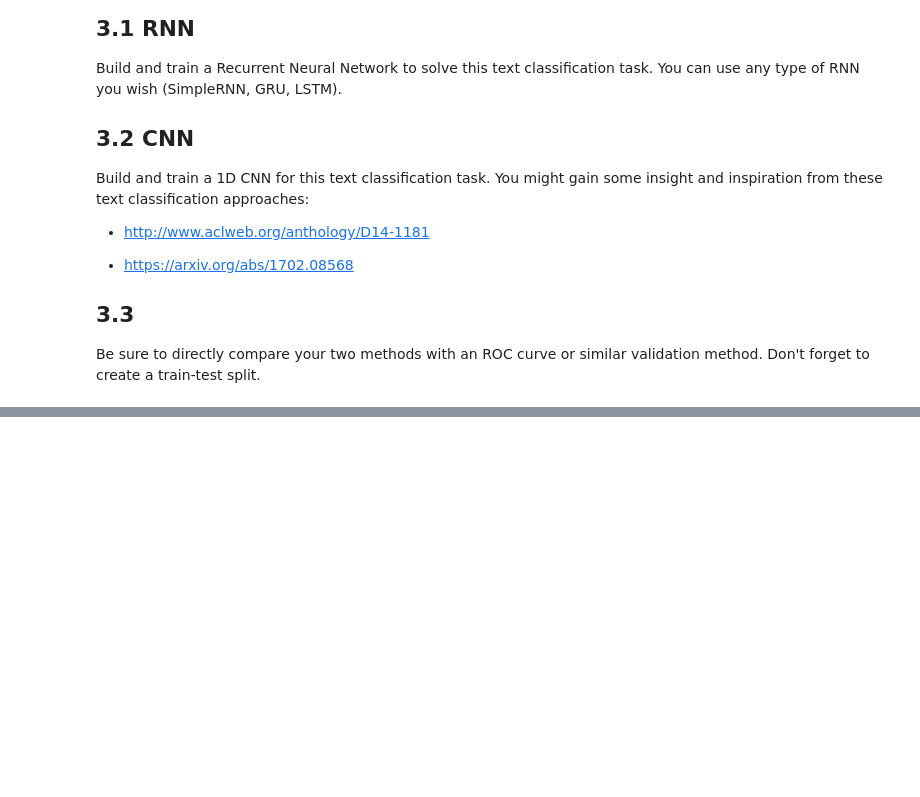
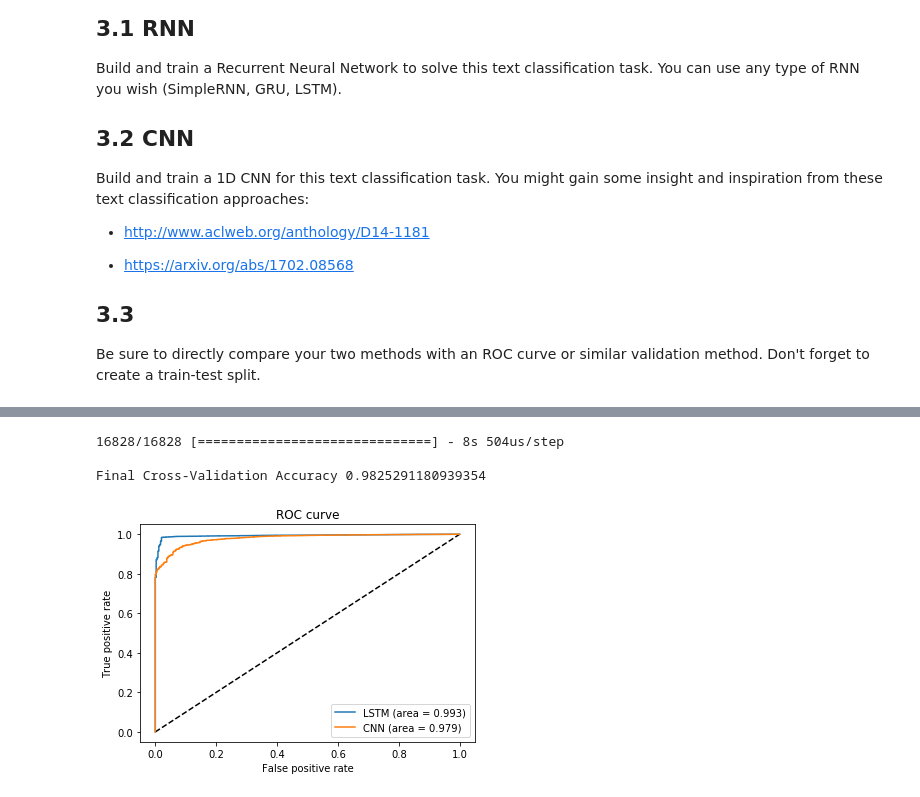
Before and after one commit to WuZhuoran/ANLY-590-Neural-Nets-and-Deep-Learning, a Jupyter notebook: Assignment2/assignment2.ipynb, the cells around one changed output, grey strips where cells are left out. Drawn from its saved outputs; the diff is of its cells as text; code cells hidden in the pictures; blank space fills up the shorter version.

```diff
--- a/Assignment2/assignment2.ipynb
+++ b/Assignment2/assignment2.ipynb
@@ -350,0 +445,14 @@ def load_url_file(self, file_path, skip_lines=0):
+# %%
+df = pd.DataFrame({'urls':x_train, 'label':y_train})
+
+# Step 1: Convert raw URL string in list of lists where characters that are contained in "printable" are stored encoded as integer
+url_int_tokens = [[printable.index(x) + 1 for x in url if x in printable] for url in df.urls]
+
+# Step 2: Cut URL string at max_len or pad with zeros if shorter
+max_len=75
+X = pad_sequences(url_int_tokens, maxlen=max_len)
+
+# Step 3: Extract labels form df to numpy array
+target = np.array(df.label)
+
+print('Matrix dimensions of X: ', X.shape, 'Vector dimension of target: ', target.shape)
@@ -350,0 +461,2 @@ def load_url_file(self, file_path, skip_lines=0):
+# %%
+X_train, X_test, target_train, target_test = train_test_split(X, target, test_size=0.25, random_state=33)
@@ -350,0 +507,5 @@ def load_url_file(self, file_path, skip_lines=0):
+# %%
+epochs = 3
+batch_size = 32
+
+model.fit(X_train, target_train, epochs=epochs, batch_size=batch_size)
@@ -350,0 +604,5 @@ def load_url_file(self, file_path, skip_lines=0):
+# %%
+epochs = 5
+batch_size = 32
+
+cnn_model.fit(X_train, target_train, epochs=epochs, batch_size=batch_size)
@@ -350,0 +621,28 @@ def load_url_file(self, file_path, skip_lines=0):
+# %%
+loss, accuracy = cnn_model.evaluate(X_test, target_test, verbose=1)
+print('\nFinal Cross-Validation Accuracy', accuracy, '\n')
+# %% [output]
+16828/16828 [==============================] - 8s 504us/step
+
+Final Cross-Validation Accuracy 0.9825291180939354
+# %%
+# LSTM and CNN ROC Curve
+y_pred_keras = model.predict(X_test).ravel()
+fpr_keras, tpr_keras, thresholds_keras = roc_curve(target_test, y_pred_keras)
+auc_keras = auc(fpr_keras, tpr_keras)
+
+cnn_y_pred_keras = cnn_model.predict(X_test).ravel()
+cnn_fpr_keras, cnn_tpr_keras, cnn_thresholds_keras = roc_curve(target_test, cnn_y_pred_keras)
+cnn_auc_keras = auc(cnn_fpr_keras, cnn_tpr_keras)
+
+plt.figure(1)
+plt.plot([0, 1], [0, 1], 'k--')
+plt.plot(fpr_keras, tpr_keras, label='LSTM (area = {:.3f})'.format(auc_keras))
+plt.plot(cnn_fpr_keras, cnn_tpr_keras, label='CNN (area = {:.3f})'.format(cnn_auc_keras))
+plt.xlabel('False positive rate')
+plt.ylabel('True positive rate')
+plt.title('ROC curve')
+plt.legend(loc='best')
+plt.show()
+# %% [output]
+[figure, added]
```
Also changed, not shown: parts of 23 cells of this notebook.
